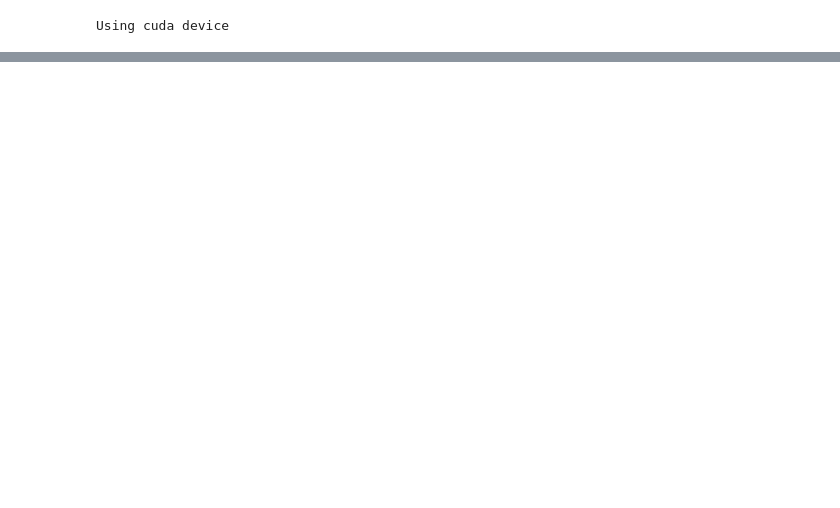
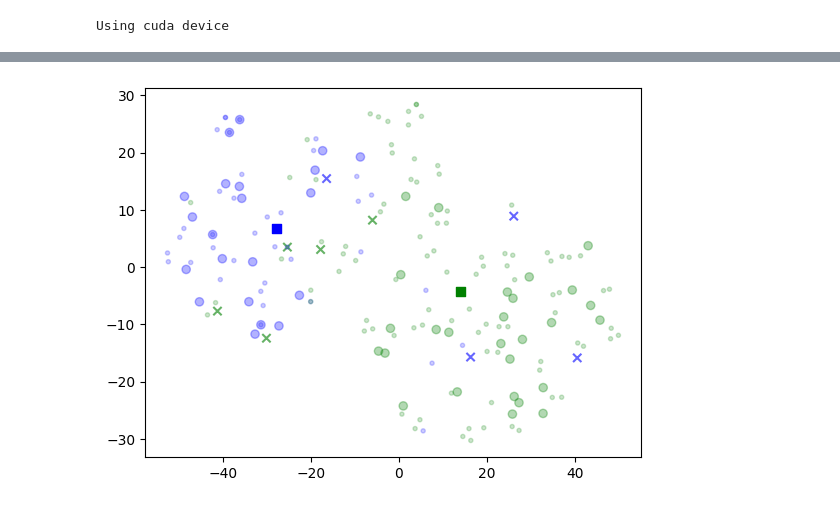
Before and after one commit to ignaciosica/hdc, a Jupyter notebook: src/visualize.ipynb, the cells around one changed output, grey strips where cells are left out. Saved outputs shown, nothing was run; the diff lists cells and outputs as text; code cells hidden in the pictures; blank space fills up the shorter version.

```diff
--- a/src/visualize.ipynb
+++ b/src/visualize.ipynb
@@ -149,3 +176,35 @@ Time: 1.180s
+# %%
+tsne = TSNE(n_components=2, metric="cosine", random_state=RANDOM_SEED, perplexity=15)
+vis_dims = tsne.fit_transform(mat.cpu())
+colors = ["blue", "green"]
+X = np.array([x for x, _ in vis_dims])
+xtrain = X[model.weight.size(0) : len(train_ld) + model.weight.size(0)]
+xtest = X[len(train_ld) + model.weight.size(0) :]
+Y = np.array([y for _, y in vis_dims])
+ytrain = Y[model.weight.size(0) : len(train_ld) + model.weight.size(0)]
+ytest = Y[len(train_ld) + model.weight.size(0) :]
+
+color_indices = true_labels
+ci_train = color_indices[: len(train_ld)]
+ci_test = color_indices[len(train_ld) :]
+
+
+colormap = matplotlib.colors.ListedColormap(colors)
+
+mask = np.ones(len(test_ld), dtype=bool)
+mask[incorrect] = False
+
+plt.scatter(xtest[mask], ytest[mask], c=ci_test[mask], cmap=colormap, alpha=0.3)
+
+plt.scatter(xtest[incorrect], ytest[incorrect], c=ci_test[incorrect], cmap=colormap, alpha=0.6, marker="x")
+
+plt.scatter(xtrain, ytrain, c=ci_train, cmap=colormap, alpha=0.2, marker=".")
+
+plt.scatter(X[: model.weight.size(0)], Y[: model.weight.size(0)], c=[0, 1], cmap=colormap, marker="s")
+
+plt.show(block=True)
+# %% [output]
+[figure, added]
 # %%
 tsne = TSNE(n_components=2, metric="cosine", random_state=42, perplexity=15)
 vis_dims = tsne.fit_transform(mat.cpu())
```
Also changed, not shown: parts of 6 cells of this notebook, 1 other file.
